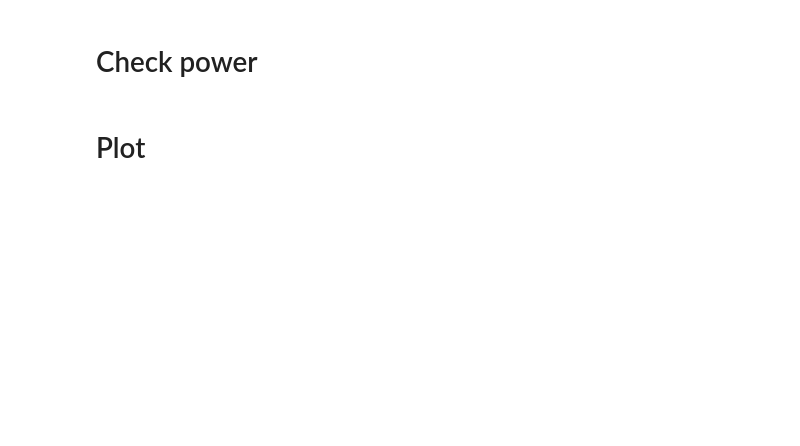
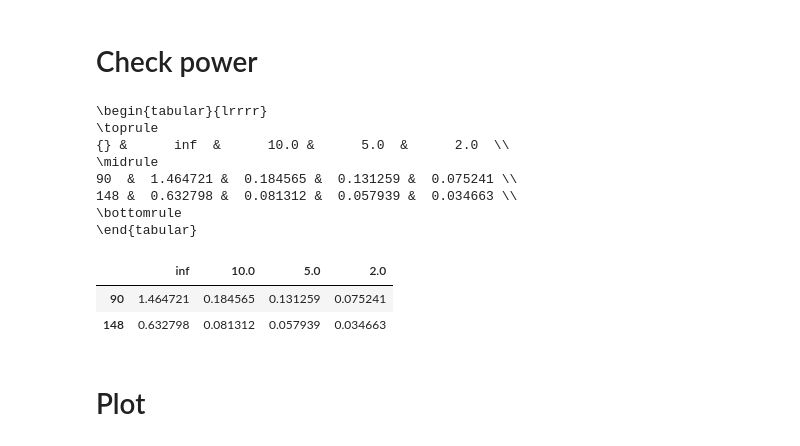
Before and after one commit to EmmanuelSchaan/SehgalRadioPolarizedSources, a Jupyter notebook: analyze_lensing.ipynb, the cells around one changed output. Saved outputs shown, nothing was run; the diff lists cells and outputs as text; code cells hidden in the pictures; blank space fills up the shorter version.

```diff
--- a/analyze_lensing.ipynb
+++ b/analyze_lensing.ipynb
@@ -25,2 +21,0 @@ datadir = "h5output/sehgal_maps";
-# %%
-fluxcuts = (2,5,10,Inf);
@@ -46,11 +55,0 @@ using DataStructures
-# %%
-μKarcmin_gs_radio = Dict(map(collect(Ms_radio)) do (freq, Ms_freq)
-    freq => OrderedDict(map(sort(collect(Ms_freq), by=first, order=Base.Order.Reverse)) do (fluxcut,Ms)
-        fluxcut => mean(sims) do i
-            sqrt(mean(get_Cℓ(Ms[i] * gs_radio[freq][i], which=:QQ)[1000:2000]) / deg2rad(1/60)^2)
-        end
-    end)
-end)
-tab = pyimport("pandas").DataFrame(μKarcmin_gs_radio).T
-println(tab.to_latex())
-tab
@@ -61,3 +58,26 @@ end));
+# %%
+tab = pyimport("pandas").DataFrame(
+    OrderedDict(
+        fluxcut => OrderedDict(
+            freq => mean(skipmissing(μKarcmin_gs_radio[survey,freq,fluxcut] for survey in [:deep,:wide]))
+            for freq in [90,148]
+        ) for fluxcut in reverse(fluxcuts)
+    )
+)
+println(tab.to_latex())
+tab
+# %% [output]
+\begin{tabular}{lrrrr}
+\toprule
+{} &      inf  &      10.0 &      5.0  &      2.0  \\
+\midrule
+90  &  1.464721 &  0.184565 &  0.131259 &  0.075241 \\
+148 &  0.632798 &  0.081312 &  0.057939 &  0.034663 \\
+\bottomrule
+\end{tabular}
+|  | inf | 10.0 | 5.0 | 2.0 |
+| 90 | 1.464721 | 0.184565 | 0.131259 | 0.075241 |
+| 148 | 0.632798 | 0.081312 | 0.057939 | 0.034663 |
 # %%
 μKarcmin_gs = Dict(:radio=>μKarcmin_gs_radio, :ir=>μKarcmin_gs_ir);
 # %% [markdown]
```
Also changed, not shown: parts of 29 cells of this notebook, 5 other files.
